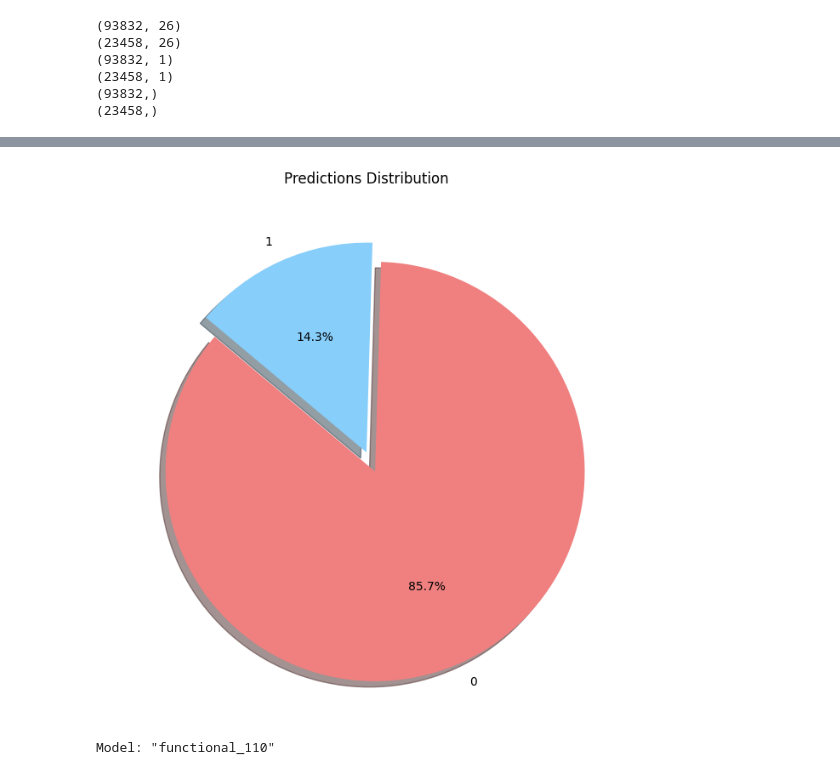
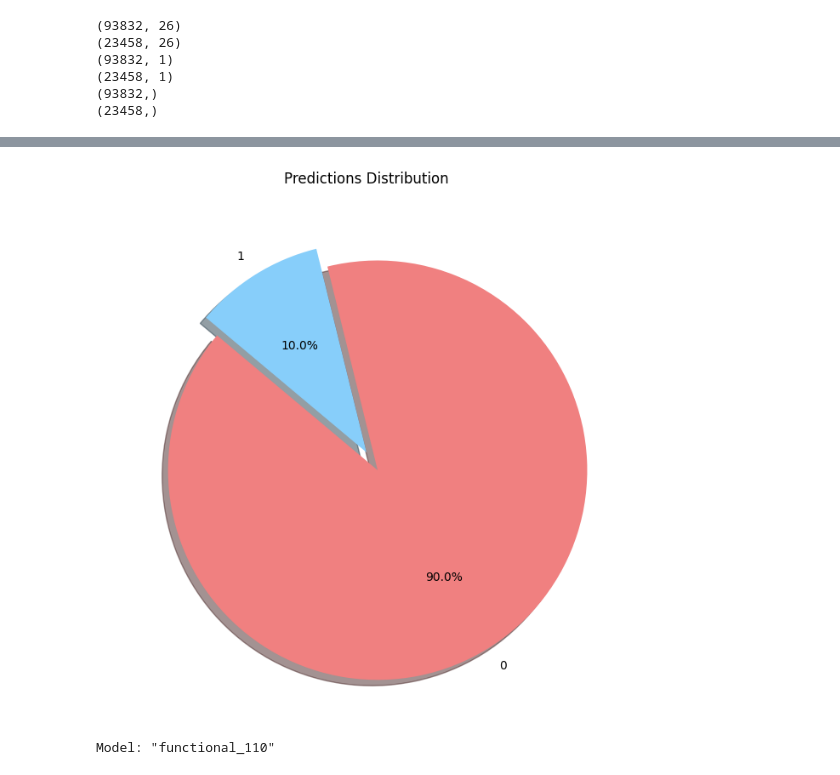
Before and after one commit to Dxuian/ml, a Jupyter notebook: resume/a.ipynb, the cells around one changed output, grey strips where cells are left out. Drawn from its saved outputs; the diff is of its cells as text; code cells hidden in the pictures.

```diff
--- a/resume/a.ipynb
+++ b/resume/a.ipynb
@@ -144,18 +144,22 @@ X_train_noisy = X_train.copy()
 X_test_noisy = X_test.copy()
 X_train_noisy[:, :len(numerical_features)] = add_noise(X_train[:, :len(numerical_features)])
 X_test_noisy[:, :len(numerical_features)] = add_noise(X_test[:, :len(numerical_features)])
+X_train_less_noise = X_train.copy()
+X_test_less_noise = X_test.copy()
+X_train_less_noise[:, :len(numerical_features)] = add_noise(X_train[:, :len(numerical_features)],noise_level=0.001)
+X_test_less_noise[:, :len(numerical_features)] = add_noise(X_test[:, :len(numerical_features)],noise_level=0.001)
 
 # Concatenate the original data with the noisy data vertically
-X_train_combined = np.vstack((X_train, X_train_noisy))
-X_test_combined = np.vstack((X_test, X_test_noisy))
+X_train_combined = np.vstack((X_train, X_train_noisy, X_train_less_noise))
+X_test_combined = np.vstack((X_test, X_test_noisy, X_test_less_noise))
 
 # Concatenate the target variable as well
-y_train_combined = np.vstack((y_train, y_train))
-y_test_combined = np.vstack((y_test, y_test))
+y_train_combined = np.vstack((y_train, y_train, y_train))
+y_test_combined = np.vstack((y_test, y_test,y_test))
 
 # Concatenate the ids as well
-ids_train_combined = np.hstack((ids_train, ids_train))
-ids_test_combined = np.hstack((ids_test, ids_test))
+ids_train_combined = np.hstack((ids_train, ids_train, ids_train))
+ids_test_combined = np.hstack((ids_test, ids_test, ids_test))
 
 # Update the original variables
 X_train = X_train_combined
@@ -193,36 +197,47 @@ from tensorflow.keras.regularizers import l2
 # Reshape the data
 X_train_reshaped = X_train.reshape((X_train.shape[0], X_train.shape[1], 1, 1))
 X_test_reshaped = X_test.reshape((X_test.shape[0], X_test.shape[1], 1, 1))
-regularizer = l2(0.001)
+from tensorflow.keras.models import Sequential
+from tensorflow.keras.layers import Conv2D, MaxPooling2D, Flatten, Dense, Dropout
+from tensorflow.keras.regularizers import l2
 
-# Define the CNN model
+# Define the L2 regularizers
+kernel_regularizer = l2(0.001/2)
+bias_regularizer = l2(0.0001)
+
+# Define the CNN model with different regularization strengths for kernel and bias
 model = Sequential([
-    Conv2D(32, (3, 1), activation='relu', input_shape=(X_train_reshaped.shape[1], X_train_reshaped.shape[2], 1),
-           kernel_regularizer=regularizer, bias_regularizer=regularizer),  # First convolutional layer
+    Conv2D(64, (3, 1), activation='relu', input_shape=(X_train_reshaped.shape[1], X_train_reshaped.shape[2], 1),
+           kernel_regularizer=kernel_regularizer, bias_regularizer=bias_regularizer, padding='same'),  # First convolutional layer
     MaxPooling2D(pool_size=(2, 1)),  # First max pooling layer
     Dropout(0.25),  # First dropout layer
-    Conv2D(64, (3, 1), activation='relu', kernel_regularizer=regularizer, bias_regularizer=regularizer),  # Second convolutional layer
+    Conv2D(128, (3, 1), activation='relu', kernel_regularizer=kernel_regularizer, bias_regularizer=bias_regularizer, padding='same'),  # Second convolutional layer
     MaxPooling2D(pool_size=(2, 1)),  # Second max pooling layer
     Dropout(0.25),  # Second dropout layer
-    Conv2D(128, (3, 1), activation='relu', kernel_regularizer=regularizer, bias_regularizer=regularizer),  # Third convolutional layer
+    Conv2D(256, (3, 1), activation='relu', kernel_regularizer=kernel_regularizer, bias_regularizer=bias_regularizer, padding='same'),  # Third convolutional layer
     MaxPooling2D(pool_size=(2, 1)),  # Third max pooling layer
     Dropout(0.25),  # Third dropout layer
+    Conv2D(512, (3, 1), activation='relu', kernel_regularizer=kernel_regularizer, bias_regularizer=bias_regularizer, padding='same'),  # Fourth convolutional layer
+    MaxPooling2D(pool_size=(2, 1)),  # Fourth max pooling layer
+    Dropout(0.25),  # Fourth dropout layer
     Flatten(),  # Flatten the data for the dense layers
-    Dense(256, activation='relu', kernel_regularizer=regularizer, bias_regularizer=regularizer),  # First dense layer
-    Dropout(0.25),  # Fourth dropout layer
-    Dense(128, activation='relu', kernel_regularizer=regularizer, bias_regularizer=regularizer),  # Second dense layer
-    Dropout(0.25),  # Fifth dropout layer
-    Dense(1, activation='sigmoid', kernel_regularizer=regularizer, bias_regularizer=regularizer)  # Output layer
+    Dense(512, activation='relu', kernel_regularizer=kernel_regularizer, bias_regularizer=bias_regularizer),  # First dense layer
+    Dropout(0.5),  # Fifth dropout layer
+    Dense(256, activation='relu', kernel_regularizer=kernel_regularizer, bias_regularizer=bias_regularizer),  # Second dense layer
+    Dropout(0.5),  # Sixth dropout layer
+    Dense(128, activation='relu', kernel_regularizer=kernel_regularizer, bias_regularizer=bias_regularizer),  # Third dense layer
+    Dropout(0.5),  # Seventh dropout layer
+    Dense(1, activation='sigmoid', kernel_regularizer=kernel_regularizer, bias_regularizer=bias_regularizer)  # Output layer
 ])
+
 # Compile the model
 model.compile(optimizer='adam', loss='binary_crossentropy', metrics=['accuracy'])
-
 # Print the model summary
 # model.summary()
 
 # Train the model
-model.fit(X_train_reshaped, y_train, epochs=1, batch_size=32,verbose=1, validation_data=(X_test_reshaped, y_test))
-model.fit(X_test_reshaped, y_test, epochs=1, batch_size=32, verbose=0,validation_data=(X_train_reshaped, y_train))
+model.fit(X_train_reshaped, y_train, epochs=25, batch_size=32,verbose=0, validation_data=(X_test_reshaped, y_test))
+model.fit(X_test_reshaped, y_test, epochs=25, batch_size=32, verbose=1,validation_data=(X_train_reshaped, y_train))
 # model.fit(X_train_reshaped, y_train, epochs=25, batch_size=32,verbose=0, validation_data=(X_test_reshaped, y_test))
 # model.fit(X_test_reshaped, y_test, epochs=25, batch_size=32, verbose=0,validation_data=(X_train_reshaped, y_train))
 # model.fit(X_train_reshaped, y_train, epochs=25, batch_size=32,verbose=0, validation_data=(X_test_reshaped, y_test))
@@ -310,4 +333,4 @@ Number of predictions less than or equal to 0.5: 33491
-[figure, old version]
+[figure, new version]
 # %%
 import pandas as pd
 import matplotlib.pyplot as plt
```
Also changed, not shown: parts of 1 cell of this notebook, 1 other file.
